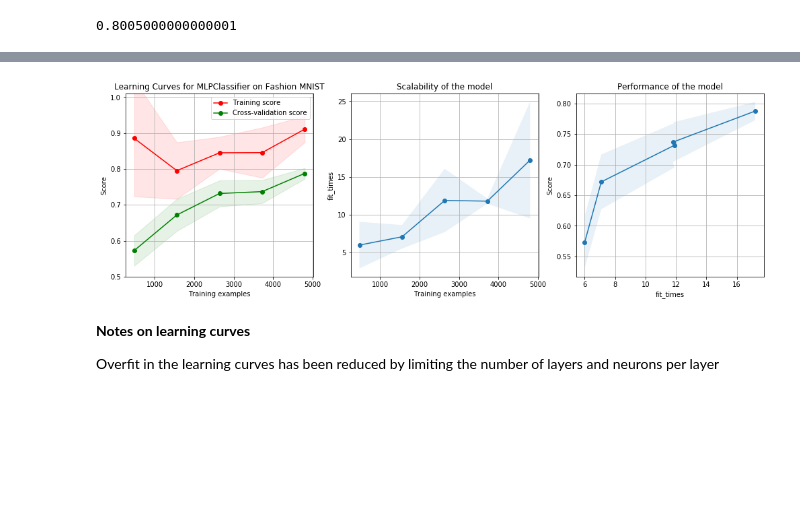
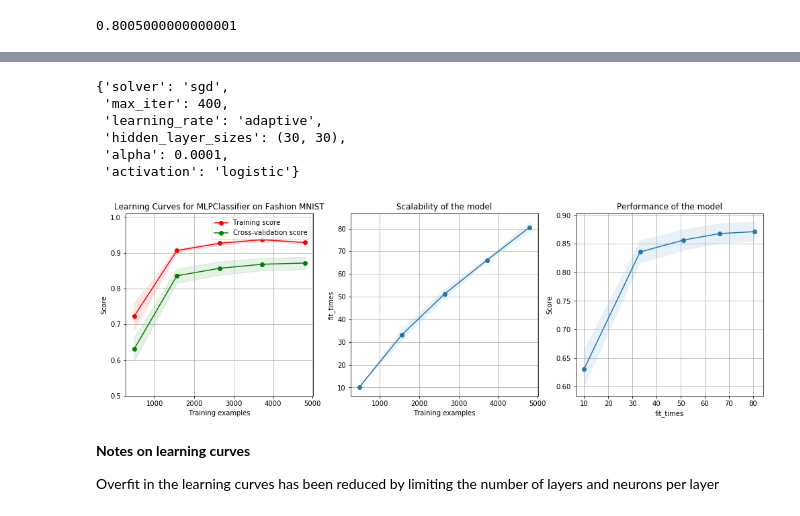
Before and after one commit to fedme/ml-assignment-1, a Jupyter notebook: ml_assignment_1.ipynb, the cells around one changed output, grey strips where cells are left out. Drawn from its saved outputs; the diff is of its cells as text; code cells hidden in the pictures; blank space fills up the shorter version.

```diff
--- a/ml_assignment_1.ipynb
+++ b/ml_assignment_1.ipynb
@@ -655,3 +652,19 @@ fm_mlp = MLPClassifier(hidden_layer_sizes=(30,30, 30), alpha=1, max_iter=700)
 compute_mean_cv_score(fm_mlp, "fm")
 # %% [output]
 0.8005000000000001
+# %%
+fm_mlp = MLPClassifier(random_state=42)
+params = {
+    "hidden_layer_sizes": [(30, 30), (50, 50), (10, 10, 10), (30, 30, 30)],
+    "activation": ["identity", "logistic", "tanh", "relu"],
+    "solver": ["lbfgs", "sgd", "adam"],
+    "alpha": [0.0001, 0.001, 0.01],
+    "learning_rate": ["constant", "invscaling", "adaptive"],
+    "max_iter": [200, 400, 600]
+}
+fm_mlp_gcv = RandomizedSearchCV(fm_mlp, params, scoring=get_scoring_function("fm"), n_iter=50, random_state=42, n_jobs=-1, verbose=5)
+fm_mlp_gcv.fit(fm_x_train, fm_y_train)
+fm_mlp_gcv.best_params_
+
+fm_mlp_tuned = fm_mlp_gcv.best_estimator_
+compute_mean_cv_score(fm_mlp_tuned, "fm")
@@ -658,7 +678,16 @@ compute_mean_cv_score(fm_mlp, "fm")
+# %%
+fm_mlp_gcv.best_params_
+# %% [output]
+{'solver': 'sgd',
+ 'max_iter': 400,
+ 'learning_rate': 'adaptive',
+ 'hidden_layer_sizes': (30, 30),
+ 'alpha': 0.0001,
+ 'activation': 'logistic'}
 # %%
-plot_learning_curves(fm_mlp, "fm")
+plot_learning_curves(fm_mlp_tuned, "fm")
 # %% [output]
-[figure, old version]
+[figure, new version]
 # %% [markdown]
 **Notes on learning curves**
 
```
Also changed, not shown: parts of 6 cells of this notebook.
